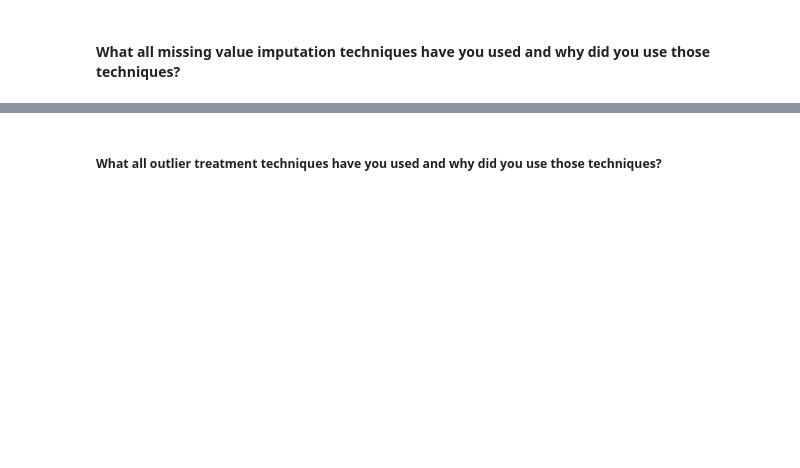
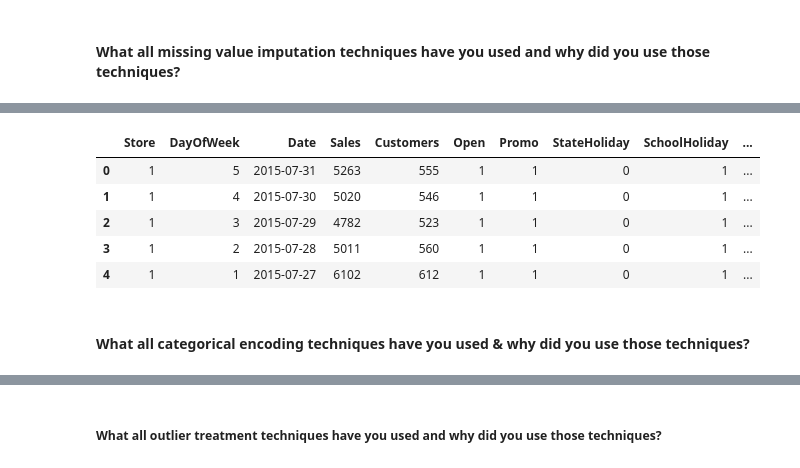
Before and after one commit to Shahrukh2016/Retail_Sales_Prediction, a Jupyter notebook: IndividualColab_RetailSalesPrediction.ipynb, the cells around one changed output, grey strips where cells are left out. Cells and saved outputs as stored; diff of their text form; code cells hidden in the pictures; blank space fills up the shorter version.

```diff
--- a/IndividualColab_RetailSalesPrediction.ipynb
+++ b/IndividualColab_RetailSalesPrediction.ipynb
@@ -1001,0 +1080,3 @@ Answer Here.
+# %%
+# replacing "0" to 0 and a=b=c=1 for our simplicity as they resembles that there is holiday
+df["StateHoliday"].replace({"0":0, "a":1, "b":1, "c":1}, inplace=True)
@@ -1001,0 +1120,18 @@ Answer Here.
+# %%
+# Encode your categorical columns
+df_new= pd.get_dummies(df)
+# %%
+# code to see all the features
+pd.set_option('display.max_columns', None)
+# %%
+# Let's see first five observations of our dataset
+df_new.head()
+# %% [output]
+|  | Store | DayOfWeek | Date | Sales | Customers | Open | Promo | StateHoliday | SchoolHoliday | ... |
+| 0 | 1 | 5 | 2015-07-31 | 5263 | 555 | 1 | 1 | 0 | 1 | ... |
+| 1 | 1 | 4 | 2015-07-30 | 5020 | 546 | 1 | 1 | 0 | 1 | ... |
+| 2 | 1 | 3 | 2015-07-29 | 4782 | 523 | 1 | 1 | 0 | 1 | ... |
+| 3 | 1 | 2 | 2015-07-28 | 5011 | 560 | 1 | 1 | 0 | 1 | ... |
+| 4 | 1 | 1 | 2015-07-27 | 6102 | 612 | 1 | 1 | 0 | 1 | ... |
+# %% [markdown]
+#### What all categorical encoding techniques have you used & why did you use those techniques?
```
Also changed, not shown: parts of 27 cells of this notebook.
